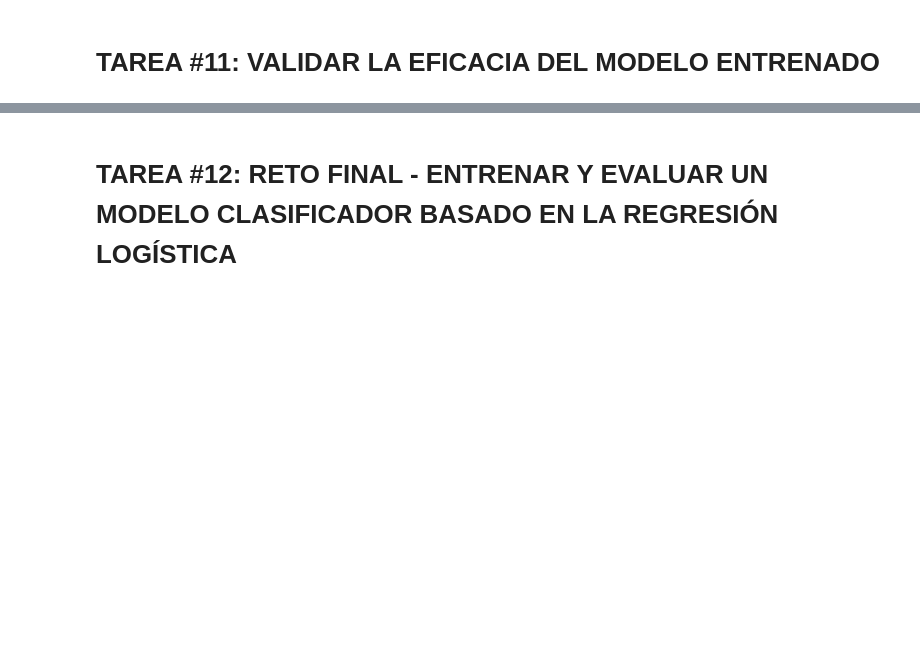
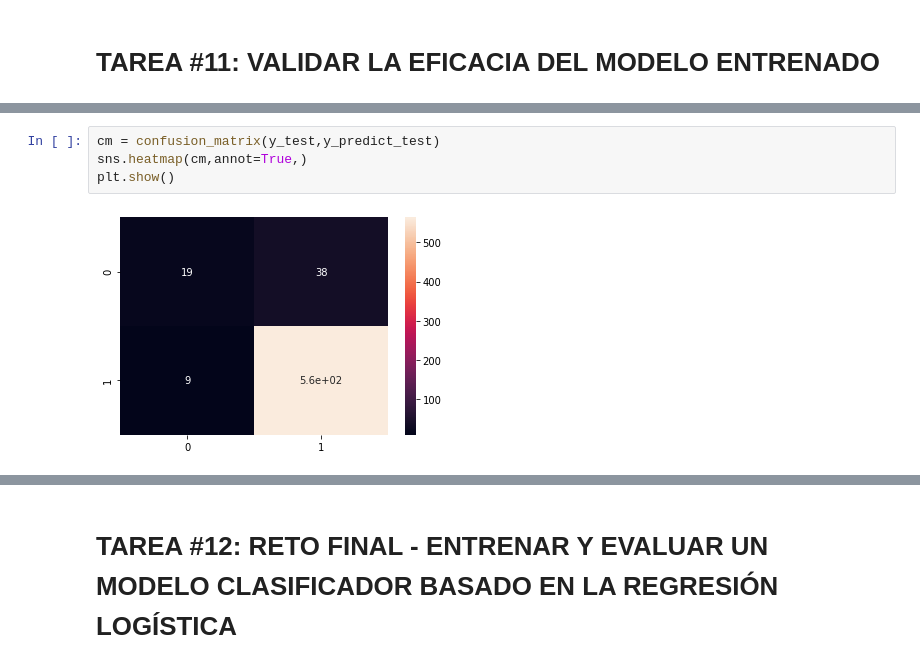
Before and after one commit to cristobalvch/DataScience-For-Business, a Jupyter notebook: Public-Relations-NLP.ipynb, the cells around one changed output, grey strips where cells are left out. Drawn from its saved outputs; the diff is of its cells as text; blank space fills up the shorter version.

```diff
--- a/Public-Relations-NLP.ipynb
+++ b/Public-Relations-NLP.ipynb
@@ -262,0 +274,6 @@ MultinomialNB(alpha=1.0, class_prior=None, fit_prior=True)
+# %%
+cm = confusion_matrix(y_test,y_predict_test)
+sns.heatmap(cm,annot=True,)
+plt.show()
+# %% [output]
+[figure, added]
```
Also changed, not shown: parts of 11 cells of this notebook.
